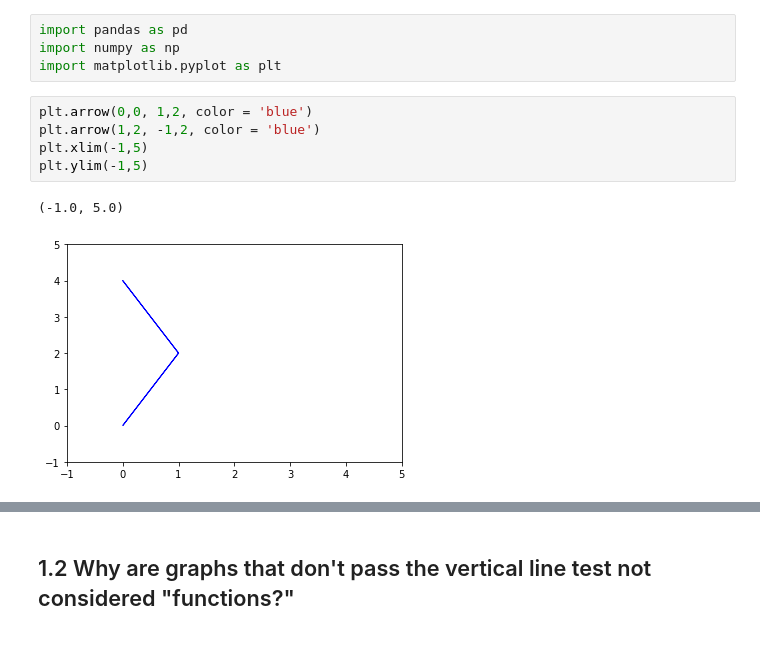
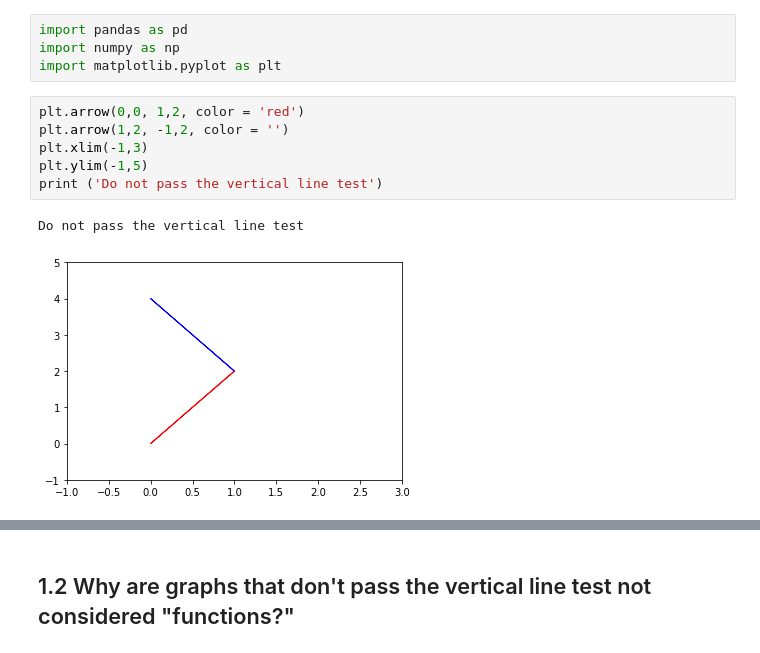
Before and after one commit to njaiprakash/DS-Unit-1-Sprint-3-Linear-Algebra, a Jupyter notebook: module3-dimensionality-reduction/LS_DS_133_High_Dimensional_Data_Assignment.ipynb, the cells around one changed output, grey strips where cells are left out. Drawn from its saved outputs; the diff is of its cells as text.

```diff
--- a/module3-dimensionality-reduction/LS_DS_133_High_Dimensional_Data_Assignment.ipynb
+++ b/module3-dimensionality-reduction/LS_DS_133_High_Dimensional_Data_Assignment.ipynb
@@ -7,10 +7,11 @@ import pandas as pd
 import numpy as np
 import matplotlib.pyplot as plt
 # %%
-plt.arrow(0,0, 1,2, color = 'blue')
-plt.arrow(1,2, -1,2, color = 'blue')
-plt.xlim(-1,5)
+plt.arrow(0,0, 1,2, color = 'red')
+plt.arrow(1,2, -1,2, color = '')
+plt.xlim(-1,3)
 plt.ylim(-1,5)
+print ('Do not pass the vertical line test')
 # %% [output]
-(-1.0, 5.0)
+Do not pass the vertical line test
-[figure, old version]
+[figure, new version]
```
Also changed, not shown: parts of 18 cells of this notebook.
